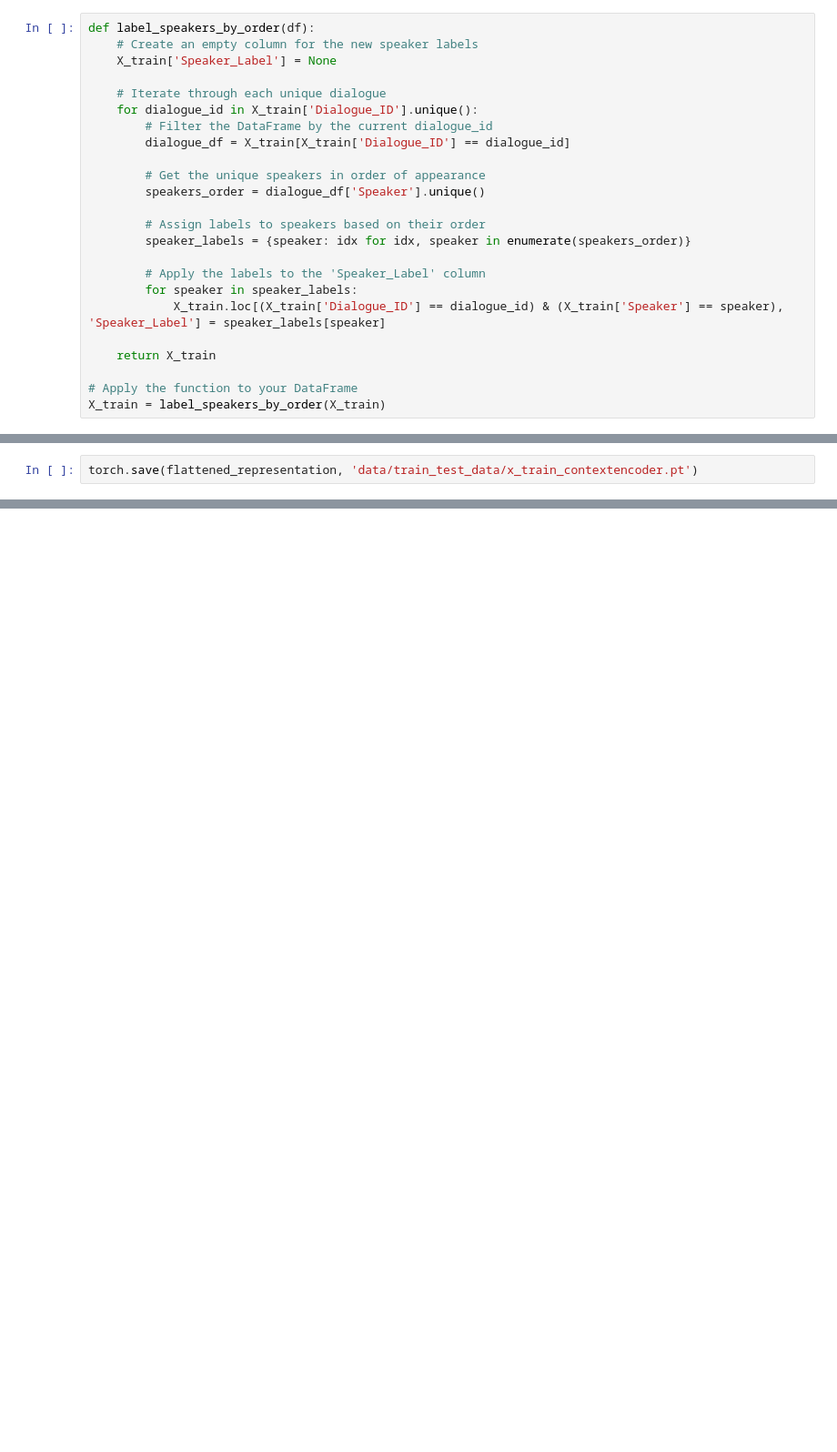
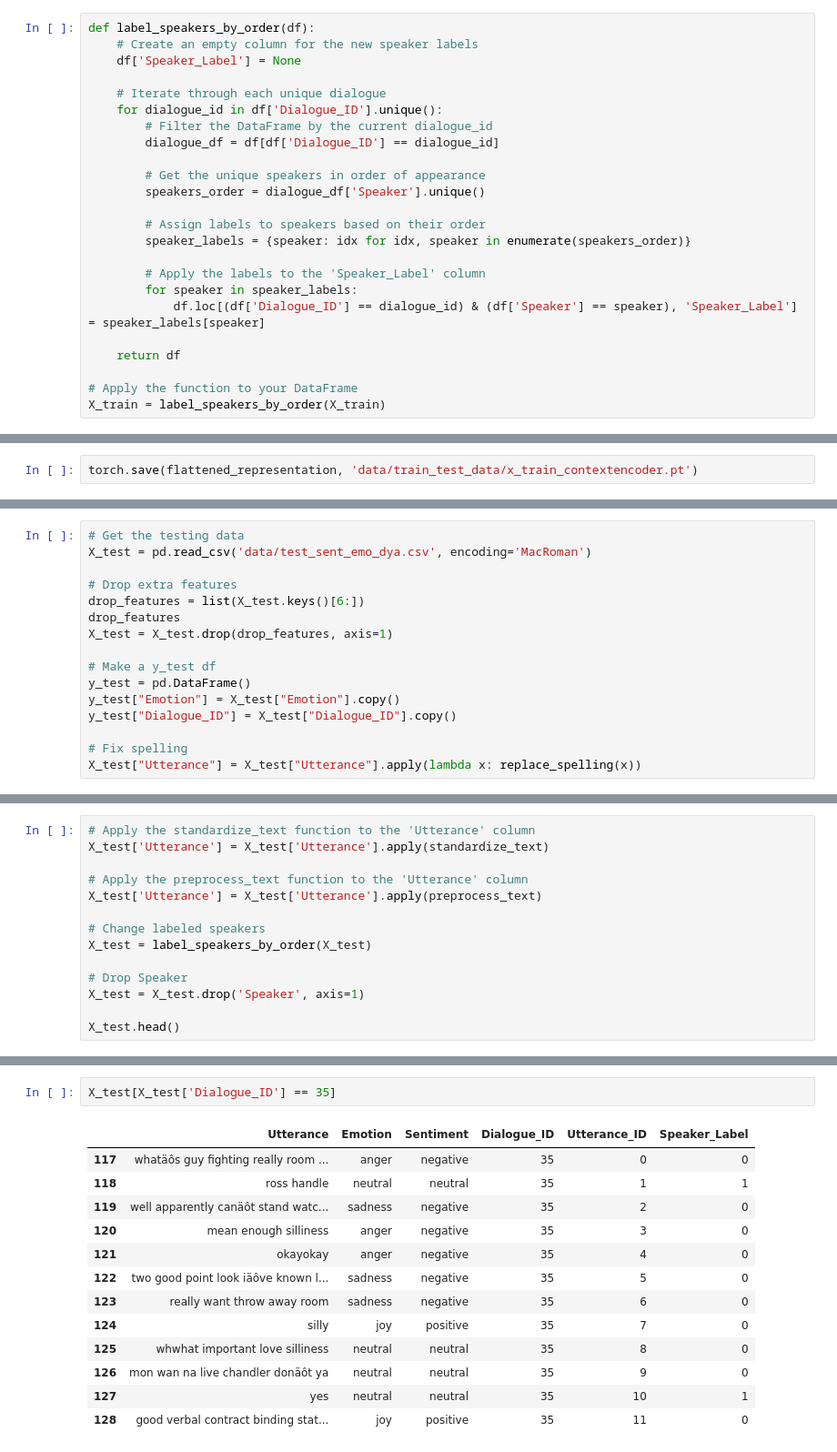
Before and after one commit to jonnneehh/ER_GAT, a Jupyter notebook: context_encoder.ipynb, the cells around one changed output, grey strips where cells are left out. Shown at 91% size. Cells and saved outputs as stored; diff of their text form; blank space fills up the shorter version.

```diff
--- a/context_encoder.ipynb
+++ b/context_encoder.ipynb
@@ -368,12 +368,12 @@ X_train.head()
 # %%
 def label_speakers_by_order(df):
     # Create an empty column for the new speaker labels
-    X_train['Speaker_Label'] = None
+    df['Speaker_Label'] = None
 
     # Iterate through each unique dialogue
-    for dialogue_id in X_train['Dialogue_ID'].unique():
+    for dialogue_id in df['Dialogue_ID'].unique():
         # Filter the DataFrame by the current dialogue_id
-        dialogue_df = X_train[X_train['Dialogue_ID'] == dialogue_id]
+        dialogue_df = df[df['Dialogue_ID'] == dialogue_id]
 
         # Get the unique speakers in order of appearance
         speakers_order = dialogue_df['Speaker'].unique()
@@ -383,9 +383,9 @@ def label_speakers_by_order(df):
 
         # Apply the labels to the 'Speaker_Label' column
         for speaker in speaker_labels:
-            X_train.loc[(X_train['Dialogue_ID'] == dialogue_id) & (X_train['Speaker'] == speaker), 'Speaker_Label'] = speaker_labels[speaker]
+            df.loc[(df['Dialogue_ID'] == dialogue_id) & (df['Speaker'] == speaker), 'Speaker_Label'] = speaker_labels[speaker]
 
-    return X_train
+    return df
 
 # Apply the function to your DataFrame
 X_train = label_speakers_by_order(X_train)
@@ -711,0 +726,16 @@ torch.save(flattened_representation, 'data/train_test_data/x_train_contextencode
+# %%
+# Get the testing data
+X_test = pd.read_csv('data/test_sent_emo_dya.csv', encoding='MacRoman')
+
+# Drop extra features
+drop_features = list(X_test.keys()[6:])
+drop_features
+X_test = X_test.drop(drop_features, axis=1)
+
+# Make a y_test df
+y_test = pd.DataFrame()
+y_test["Emotion"] = X_test["Emotion"].copy()
+y_test["Dialogue_ID"] = X_test["Dialogue_ID"].copy()
+
+# Fix spelling
+X_test["Utterance"] = X_test["Utterance"].apply(lambda x: replace_spelling(x))
@@ -711,0 +770,14 @@ torch.save(flattened_representation, 'data/train_test_data/x_train_contextencode
+# %%
+# Apply the standardize_text function to the 'Utterance' column
+X_test['Utterance'] = X_test['Utterance'].apply(standardize_text)
+
+# Apply the preprocess_text function to the 'Utterance' column
+X_test['Utterance'] = X_test['Utterance'].apply(preprocess_text)
+
+# Change labeled speakers
+X_test = label_speakers_by_order(X_test)
+
+# Drop Speaker
+X_test = X_test.drop('Speaker', axis=1)
+
+X_test.head()
@@ -711,0 +793,16 @@ torch.save(flattened_representation, 'data/train_test_data/x_train_contextencode
+# %%
+X_test[X_test['Dialogue_ID'] == 35]
+# %% [output]
+|  | Utterance | Emotion | Sentiment | Dialogue_ID | Utterance_ID | Speaker_Label |
+| 117 | whatäôs guy fighting really room ... | anger | negative | 35 | 0 | 0 |
+| 118 | ross handle | neutral | neutral | 35 | 1 | 1 |
+| 119 | well apparently canäôt stand watc... | sadness | negative | 35 | 2 | 0 |
+| 120 | mean enough silliness | anger | negative | 35 | 3 | 0 |
+| 121 | okayokay | anger | negative | 35 | 4 | 0 |
+| 122 | two good point look iäôve known l... | sadness | negative | 35 | 5 | 0 |
+| 123 | really want throw away room | sadness | negative | 35 | 6 | 0 |
+| 124 | silly | joy | positive | 35 | 7 | 0 |
+| 125 | whwhat important love silliness | neutral | neutral | 35 | 8 | 0 |
+| 126 | mon wan na live chandler donäôt ya | neutral | neutral | 35 | 9 | 0 |
+| 127 | yes | neutral | neutral | 35 | 10 | 1 |
+| 128 | good verbal contract binding stat... | joy | positive | 35 | 11 | 0 |
```
Also changed, not shown: parts of 28 cells of this notebook, 1 other file.
